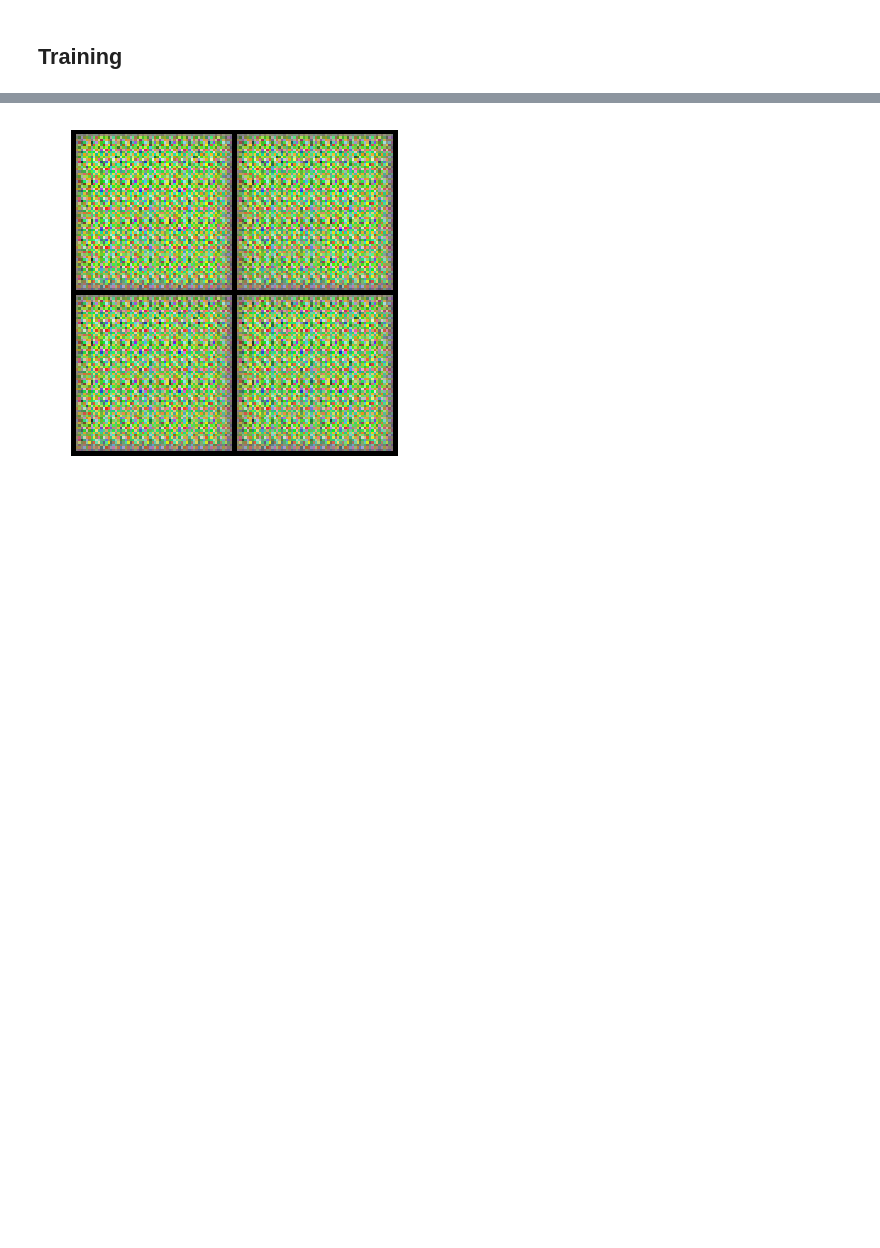
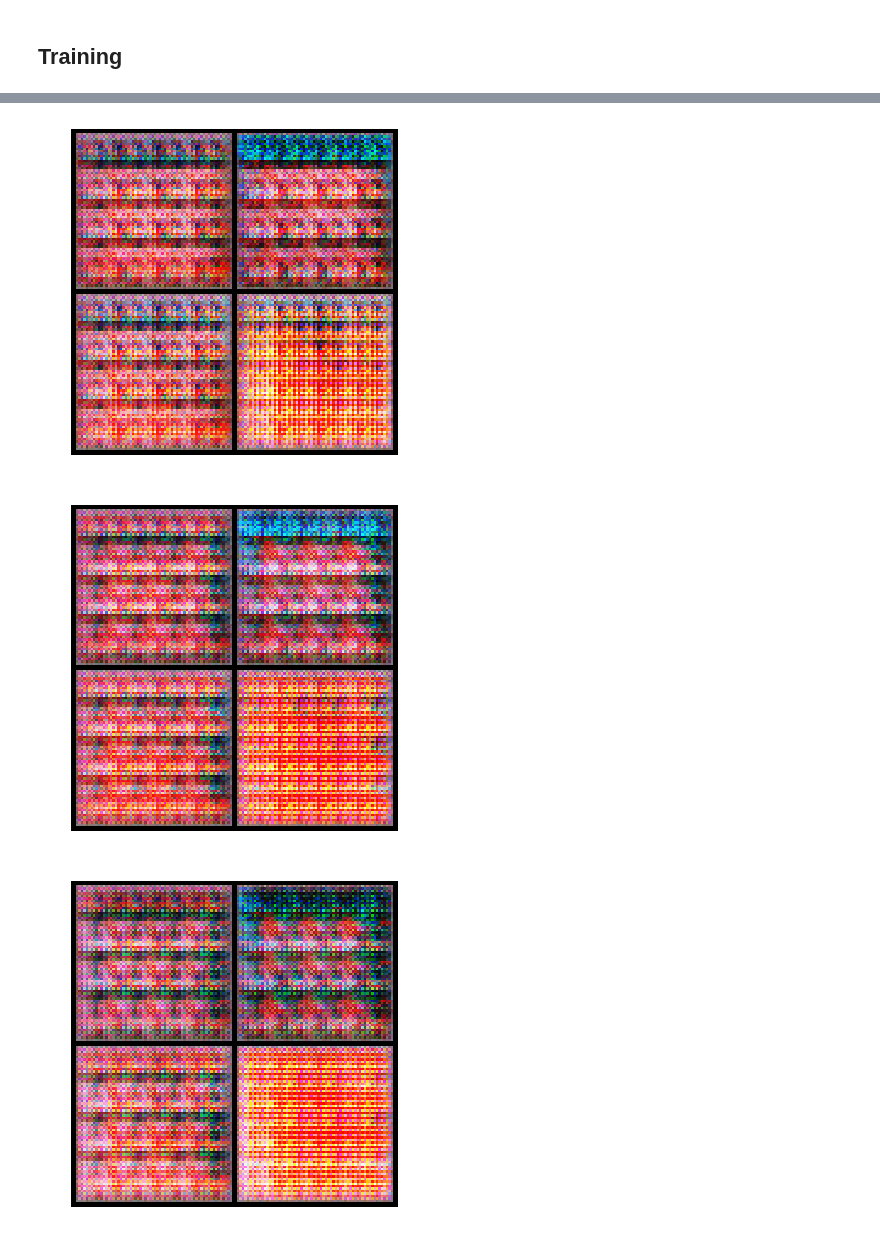
Before and after one commit to hdmamin/GAN-architectures, a Jupyter notebook: dcgan.ipynb, the cells around one changed output, grey strips where cells are left out. Drawn from its saved outputs; the diff is of its cells as text; code cells hidden in the pictures; blank space fills up the shorter version.

```diff
--- a/dcgan.ipynb
+++ b/dcgan.ipynb
@@ -280,7 +300,7 @@ def plot_output(output):
     plt.legend()
     plt.show()
 # %%
-def plot_samples(samples):
+def plot_samples(samples, n=0):
     matplotlib.rcParams['animation.writer'] = 'html'
     fig = plt.figure(figsize=(9, 6))
     plt.axis('off')
@@ -292,5 +312,5 @@ def plot_samples(samples):
 #     HTML(data=anim.to_html5_video())
 #     anim.save('samples/sample.gif', writer='avconv', fps=60)
 
-    plt.imshow(np.transpose(grids[-1], (1, 2, 0)))
+    plt.imshow(np.transpose(grids[n], (1, 2, 0)))
 # %%
@@ -316,4 +336,7 @@ G loss: 0.7204
-# %%
-plot_samples(samples)
-# %% [output]
-[figure, removed]
+# %%
+for i in range(5):
+    plot_samples(samples, n=i)
+# %% [output]
+[figure, added]
+[figure, added]
+[figure, added]
```
Also changed, not shown: parts of 5 cells of this notebook.
